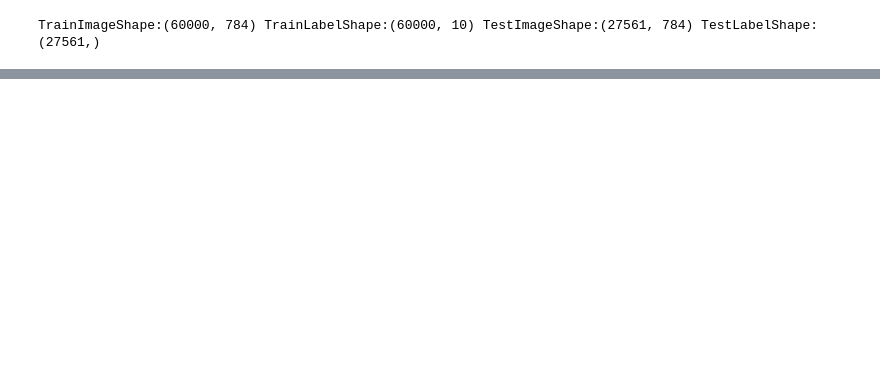
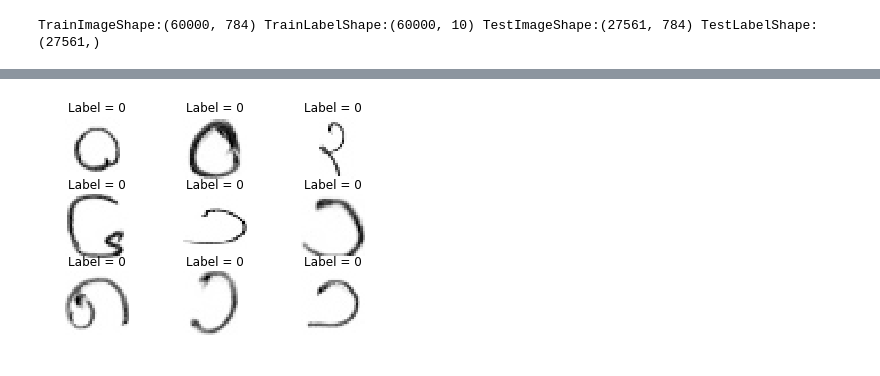
Before and after one commit to baseresearch/BHDD, a Jupyter notebook: Example.ipynb, the cells around one changed output, grey strips where cells are left out. Cells and saved outputs as stored; diff of their text form; code cells hidden in the pictures; blank space fills up the shorter version.

```diff
--- a/Example.ipynb
+++ b/Example.ipynb
@@ -31,0 +55,4 @@ TrainImageShape:(60000, 784) TrainLabelShape:(60000, 10) TestImageShape:(27561,
+# %%
+show_images(testX, testY, 'Label')
+# %% [output]
+[figure, added]
```
Also changed, not shown: parts of 7 cells of this notebook.
